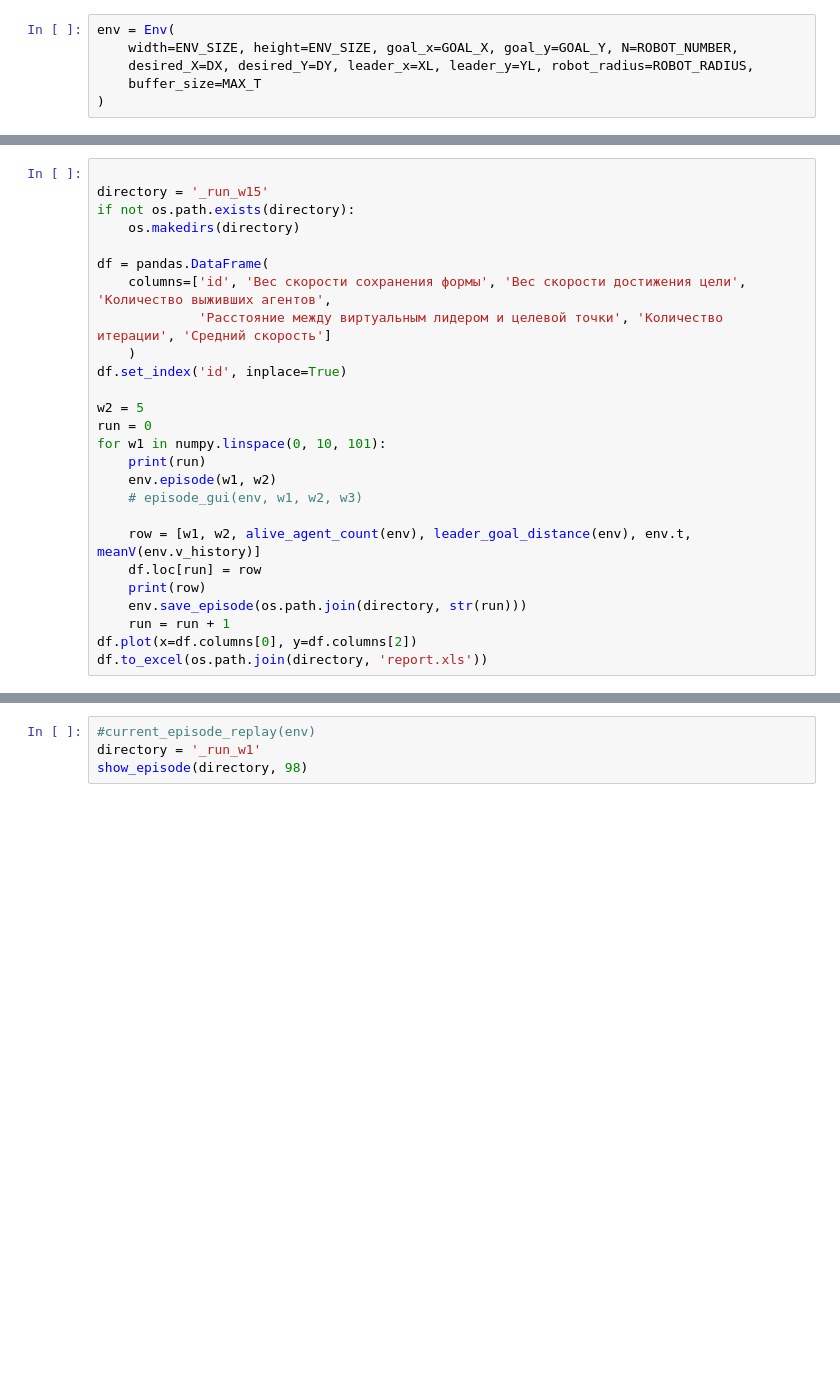
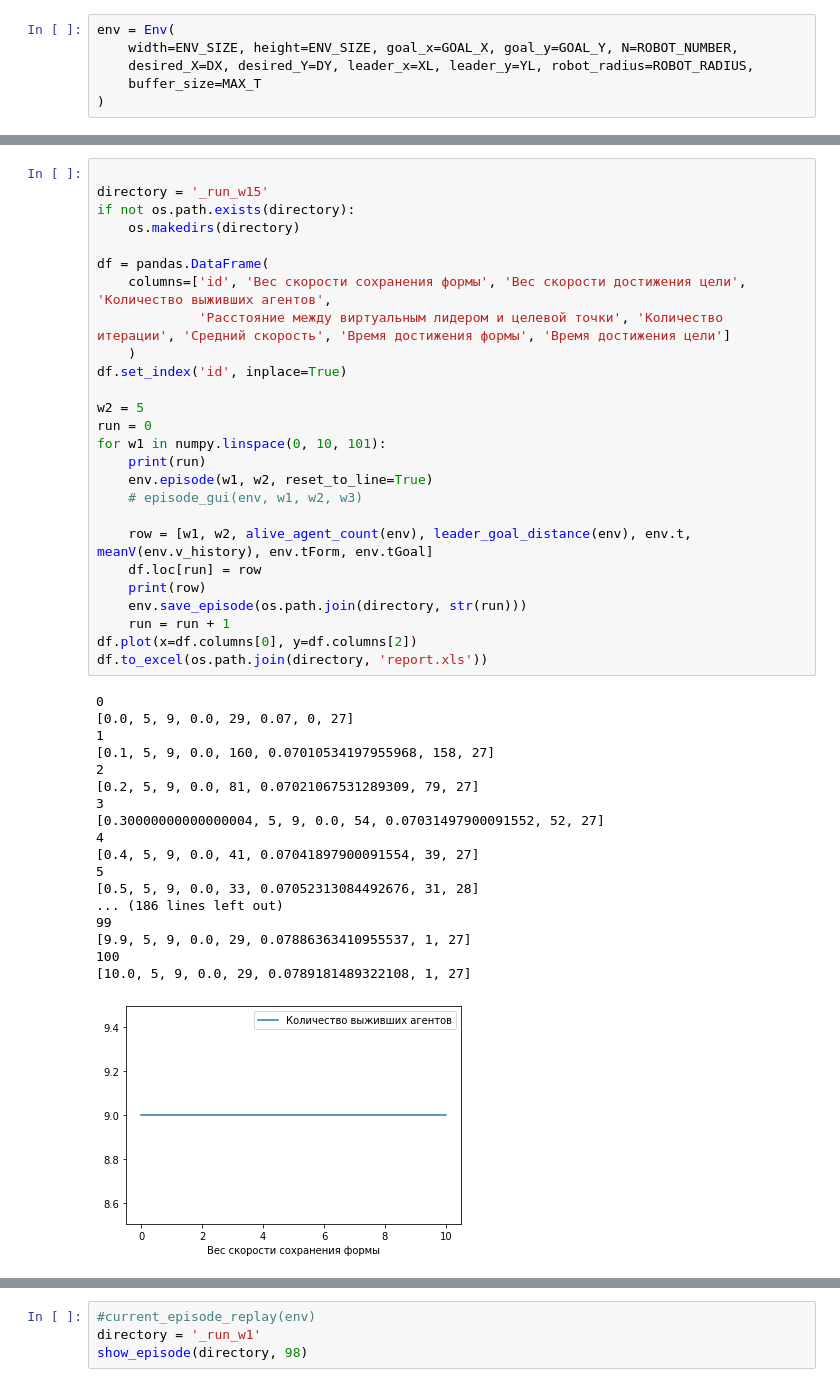
Before and after one commit to abzzall/swarmEmul, a Jupyter notebook: main.ipynb, the cells around one changed output, grey strips where cells are left out. Saved outputs shown, nothing was run; the diff lists cells and outputs as text; blank space fills up the shorter version.

```diff
--- a/main.ipynb
+++ b/main.ipynb
@@ -71,29 +109,48 @@ df.to_excel(os.path.join(directory, 'report.xls'))
 # %%
 
 directory = '_run_w15'
 if not os.path.exists(directory):
 	os.makedirs(directory)
 
 df = pandas.DataFrame(
 	columns=['id', 'Вес скорости сохранения формы', 'Вес скорости достижения цели', 'Количество выживших агентов',
-	         'Расстояние между виртуальным лидером и целевой точки', 'Количество итерации', 'Средний скорость']
+	         'Расстояние между виртуальным лидером и целевой точки', 'Количество итерации', 'Средний скорость', 'Время достижения формы', 'Время достижения цели']
 	)
 df.set_index('id', inplace=True)
 
 w2 = 5
 run = 0
 for w1 in numpy.linspace(0, 10, 101):
 	print(run)
-	env.episode(w1, w2)
+	env.episode(w1, w2, reset_to_line=True)
 	# episode_gui(env, w1, w2, w3)
 
-	row = [w1, w2, alive_agent_count(env), leader_goal_distance(env), env.t, meanV(env.v_history)]
+	row = [w1, w2, alive_agent_count(env), leader_goal_distance(env), env.t, meanV(env.v_history), env.tForm, env.tGoal]
 	df.loc[run] = row
 	print(row)
 	env.save_episode(os.path.join(directory, str(run)))
 	run = run + 1
 df.plot(x=df.columns[0], y=df.columns[2])
 df.to_excel(os.path.join(directory, 'report.xls'))
+# %% [output]
+0
+[0.0, 5, 9, 0.0, 29, 0.07, 0, 27]
+1
+[0.1, 5, 9, 0.0, 160, 0.07010534197955968, 158, 27]
+2
+[0.2, 5, 9, 0.0, 81, 0.07021067531289309, 79, 27]
+3
+[0.30000000000000004, 5, 9, 0.0, 54, 0.07031497900091552, 52, 27]
+4
+[0.4, 5, 9, 0.0, 41, 0.07041897900091554, 39, 27]
+5
+[0.5, 5, 9, 0.0, 33, 0.07052313084492676, 31, 28]
+... (186 lines left out)
+99
+[9.9, 5, 9, 0.0, 29, 0.07886363410955537, 1, 27]
+100
+[10.0, 5, 9, 0.0, 29, 0.0789181489322108, 1, 27]
+[figure, added]
 # %%
 
 directory = '_run_w25'
```
Also changed, not shown: parts of 8 cells of this notebook, 2 other files.
